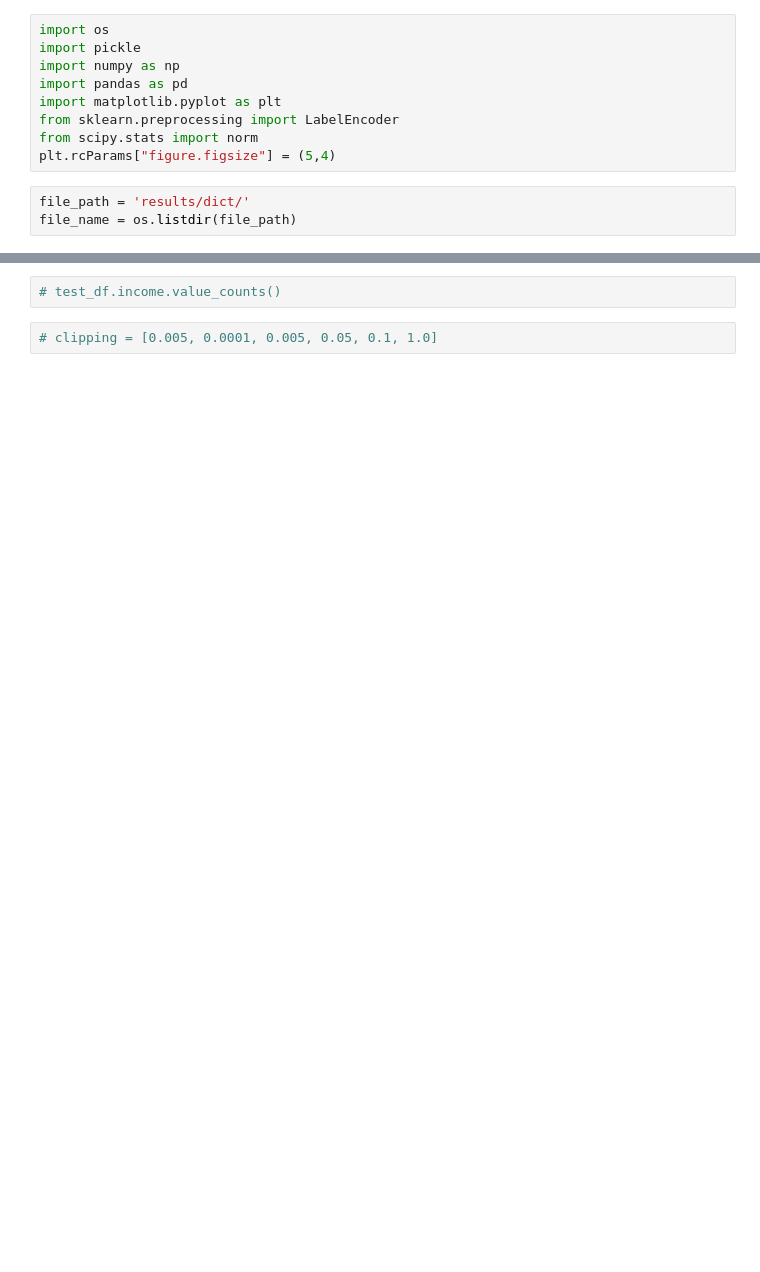
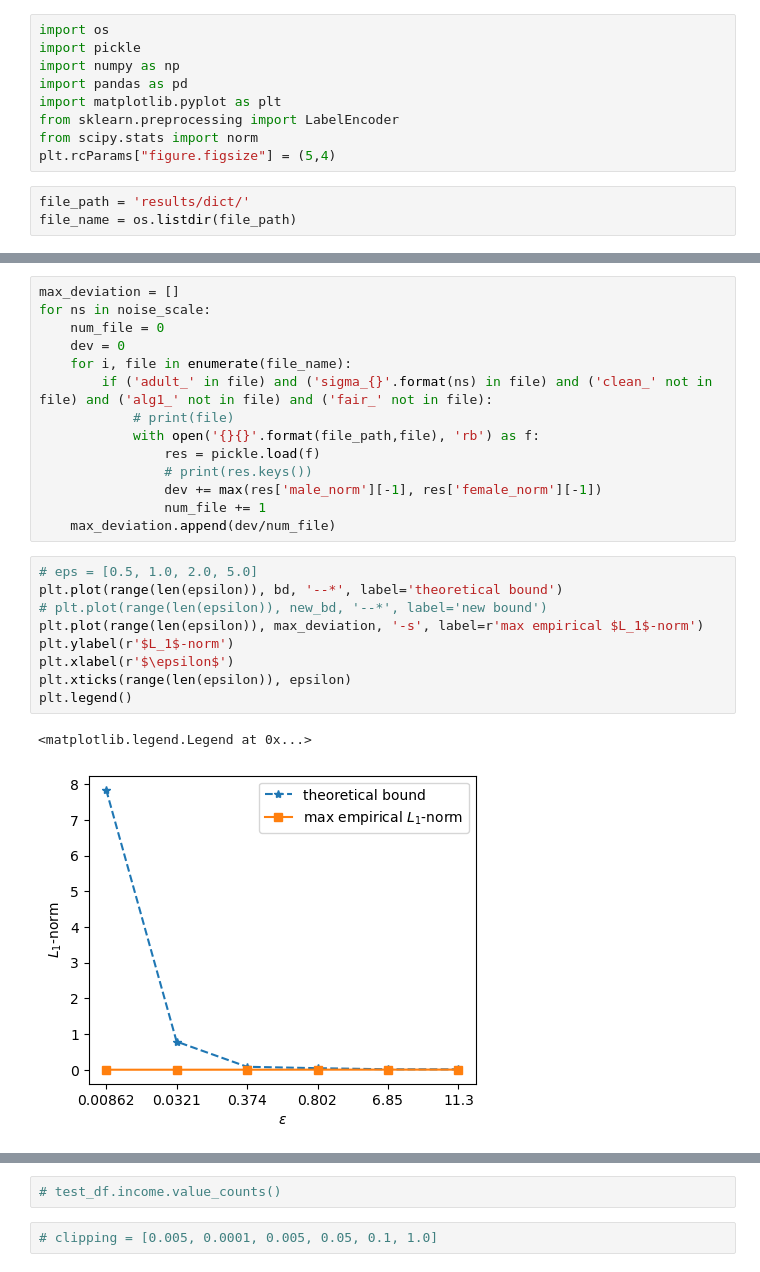
Before and after one commit to khangtran2020/FairDP, a Jupyter notebook: Error_Analysis.ipynb, the cells around one changed output, grey strips where cells are left out. Saved outputs shown, nothing was run; the diff lists cells and outputs as text; blank space fills up the shorter version.

```diff
--- a/Error_Analysis.ipynb
+++ b/Error_Analysis.ipynb
@@ -29,0 +48,26 @@ for i, file in enumerate(file_name):
+# %%
+max_deviation = []
+for ns in noise_scale:
+    num_file = 0
+    dev = 0
+    for i, file in enumerate(file_name):
+        if ('adult_' in file) and ('sigma_{}'.format(ns) in file) and ('clean_' not in file) and ('alg1_' not in file) and ('fair_' not in file):
+            # print(file)
+            with open('{}{}'.format(file_path,file), 'rb') as f:
+                res = pickle.load(f)
+                # print(res.keys())
+                dev += max(res['male_norm'][-1], res['female_norm'][-1])
+                num_file += 1
+    max_deviation.append(dev/num_file)
+# %%
+# eps = [0.5, 1.0, 2.0, 5.0]
+plt.plot(range(len(epsilon)), bd, '--*', label='theoretical bound')
+# plt.plot(range(len(epsilon)), new_bd, '--*', label='new bound')
+plt.plot(range(len(epsilon)), max_deviation, '-s', label=r'max empirical $L_1$-norm')
+plt.ylabel(r'$L_1$-norm')
+plt.xlabel(r'$\epsilon$')
+plt.xticks(range(len(epsilon)), epsilon)
+plt.legend()
+# %% [output]
+<matplotlib.legend.Legend at 0x...>
+[figure, added]
```
Also changed, not shown: parts of 16 cells of this notebook, 1 other file.
